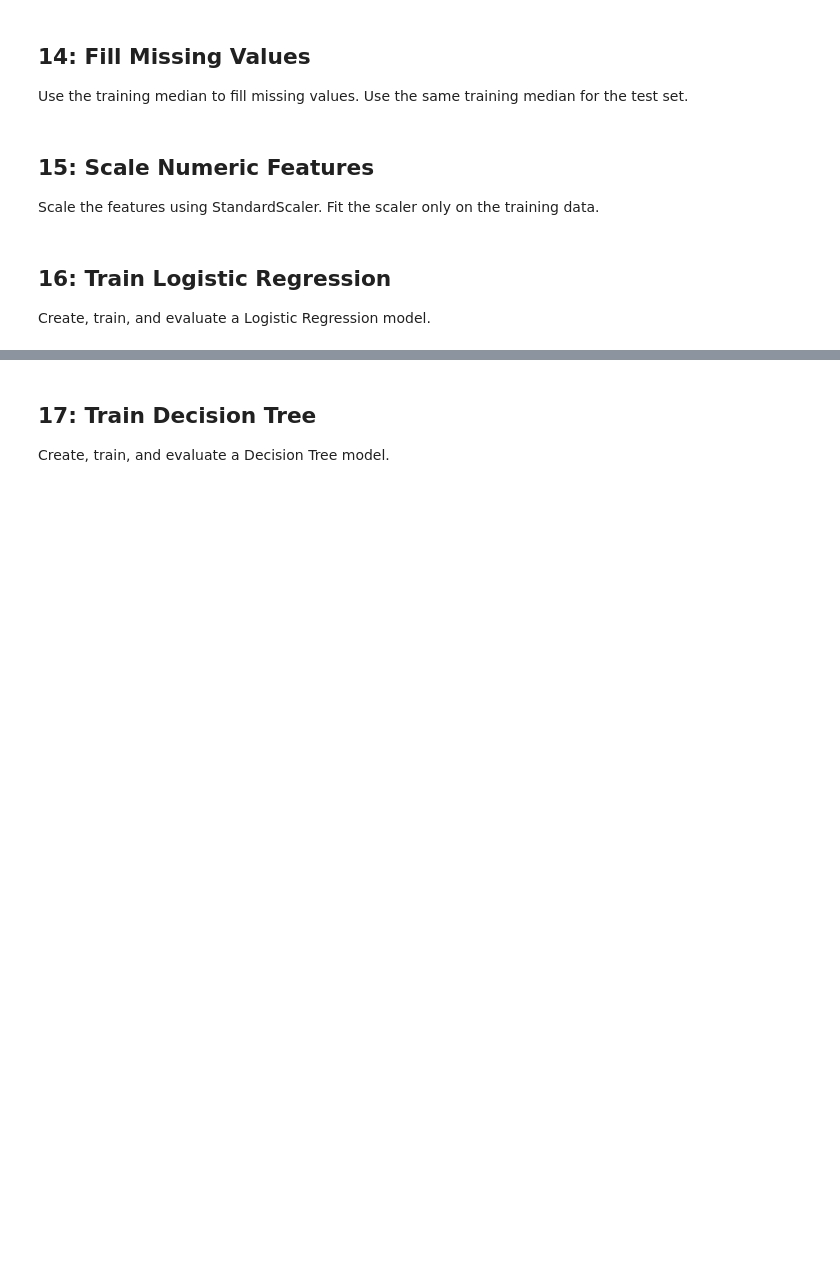
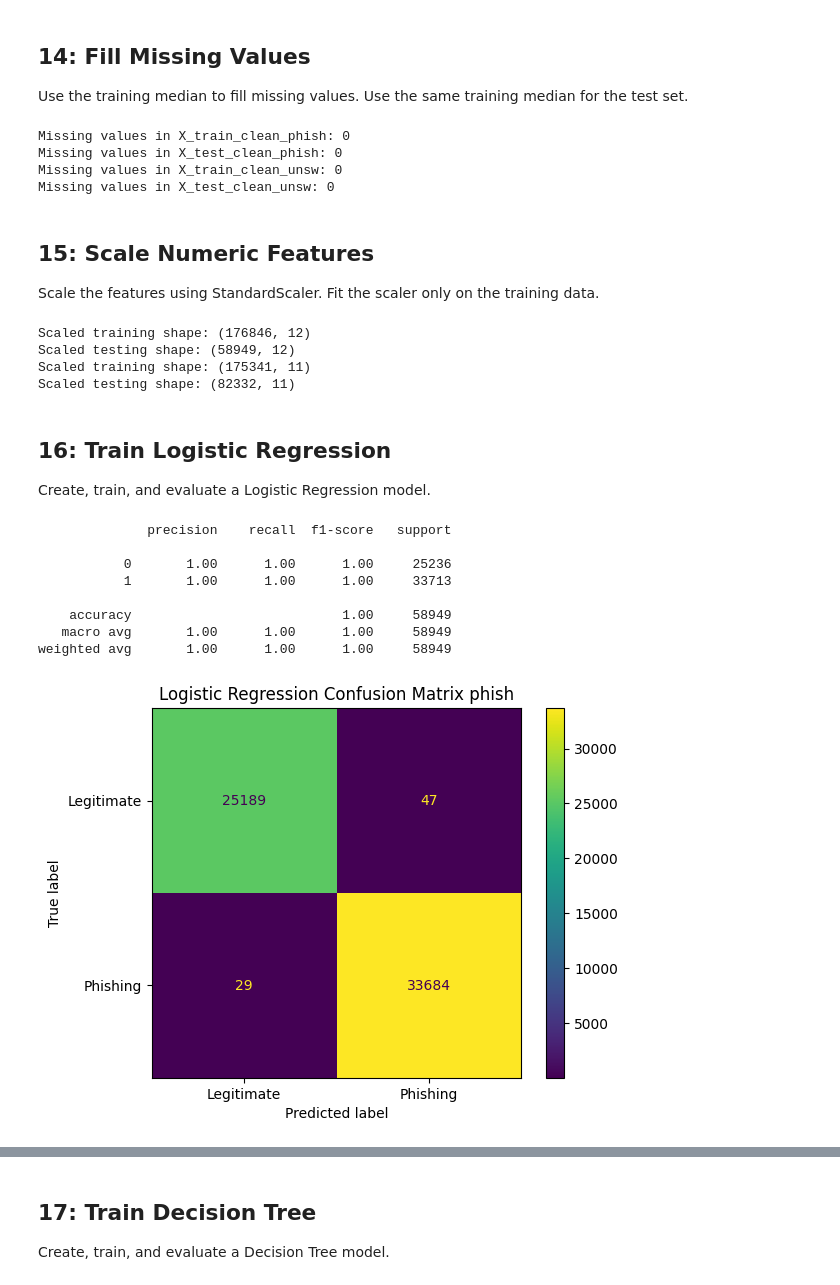
Before and after one commit to blbaum/aiForSecurity, a Jupyter notebook: module2/Assignment1-Baum.ipynb, the cells around one changed output, grey strips where cells are left out. Cells and saved outputs as stored; diff of their text form; code cells hidden in the pictures; blank space fills up the shorter version.

```diff
--- a/module2/Assignment1-Baum.ipynb
+++ b/module2/Assignment1-Baum.ipynb
@@ -478,6 +520,18 @@ X_train_clean_phish = X_train_phish.fillna(train_medians_phish)
 X_test_clean_phish = X_test_phish.fillna(train_medians_phish)
 print("Missing values in X_train_clean_phish:", X_train_clean_phish.isnull().sum().sum())
 print("Missing values in X_test_clean_phish:", X_test_clean_phish.isnull().sum().sum())
+
+train_medians_unsw = X_train_unsw.median()
+X_train_clean_unsw = X_train_unsw.fillna(train_medians_unsw)
+print("Missing values in X_train_clean_unsw:", X_train_clean_unsw.isnull().sum().sum())
+
+X_test_clean_unsw = X_test_unsw.fillna(train_medians_unsw)
+print("Missing values in X_test_clean_unsw:", X_test_clean_unsw.isnull().sum().sum())
+# %% [output]
+Missing values in X_train_clean_phish: 0
+Missing values in X_test_clean_phish: 0
+Missing values in X_train_clean_unsw: 0
+Missing values in X_test_clean_unsw: 0
 # %% [markdown]
 ## 15: Scale Numeric Features
 
@@ -488,24 +542,45 @@ X_train_scaled_phish = scaler.fit_transform(X_train_clean_phish)
 X_test_scaled_phish = scaler.transform(X_test_clean_phish)
 print("Scaled training shape:", X_train_scaled_phish.shape)
 print("Scaled testing shape:", X_test_scaled_phish.shape)
+
+X_train_scaled_unsw = scaler.fit_transform(X_train_clean_unsw)
+print("Scaled training shape:", X_train_scaled_unsw.shape)
+
+X_test_scaled_unsw = scaler.transform(X_test_clean_unsw)
+print("Scaled testing shape:", X_test_scaled_unsw.shape)
+# %% [output]
+Scaled training shape: (176846, 12)
+Scaled testing shape: (58949, 12)
+Scaled training shape: (175341, 11)
+Scaled testing shape: (82332, 11)
 # %% [markdown]
 ## 16: Train Logistic Regression
 
 Create, train, and evaluate a Logistic Regression model.
 # %%
-log_model = LogisticRegression(
-max_iter=1000,
-class_weight="balanced",
-random_state=40103
+log_model_phish = LogisticRegression(
+    max_iter=1000,
+    class_weight="balanced",
+    random_state=40103
 )
-log_model.fit(X_train_scaled_phish, y_train_phish)
-log_pred = log_model.predict(X_test_scaled_phish)
-print(classification_report(y_test_phish, log_pred, zero_division=0))
-log_cm = confusion_matrix(y_test_phish, log_pred)
+log_model_phish.fit(X_train_scaled_phish, y_train_phish)
+log_pred_phish = log_model_phish.predict(X_test_scaled_phish)
+print(classification_report(y_test_phish, log_pred_phish, zero_division=0))
+log_cm_phish = confusion_matrix(y_test_phish, log_pred_phish)
 disp = ConfusionMatrixDisplay(
-confusion_matrix=log_cm,
-display_labels=["Legitimate", "Phishing"]
+    confusion_matrix=log_cm_phish,
+    display_labels=["Legitimate", "Phishing"]
 )
 disp.plot(values_format="d")
-plt.title("Logistic Regression Confusion Matrix")
+plt.title("Logistic Regression Confusion Matrix phish")
 plt.show()
+# %% [output]
+              precision    recall  f1-score   support
+
+           0       1.00      1.00      1.00     25236
+           1       1.00      1.00      1.00     33713
+
+    accuracy                           1.00     58949
+   macro avg       1.00      1.00      1.00     58949
+weighted avg       1.00      1.00      1.00     58949
+[figure, added]
```
Also changed, not shown: parts of 46 cells of this notebook, 22 other files.
